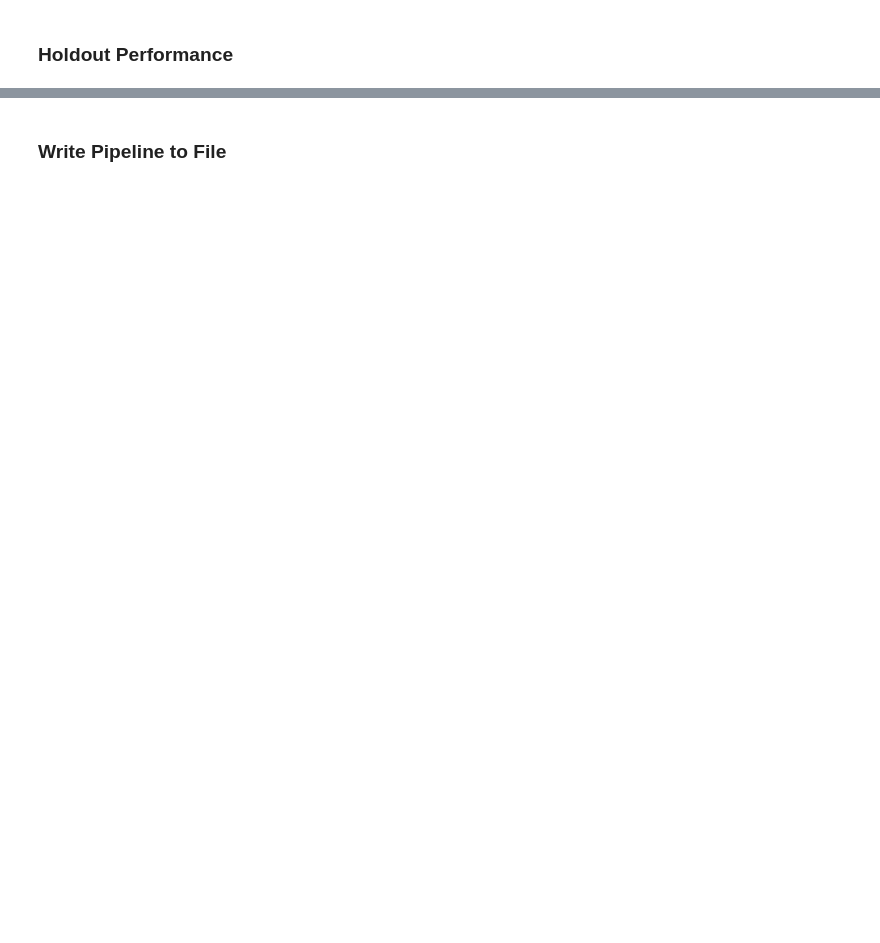
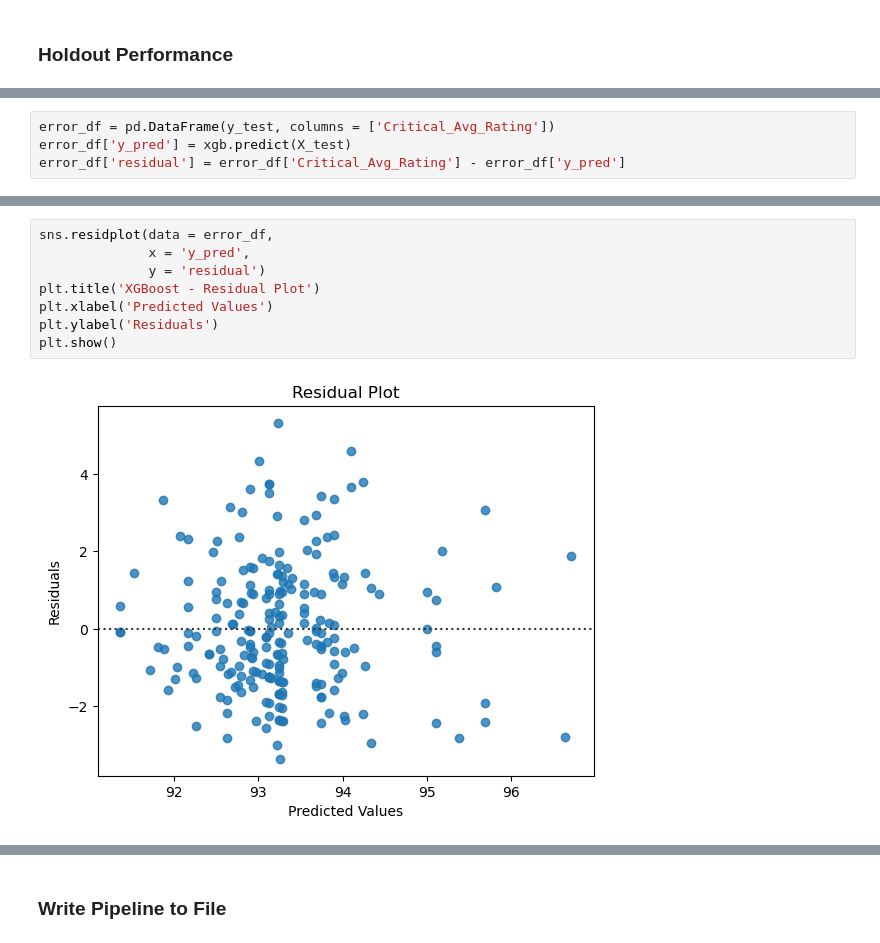
Before and after one commit to garybair/Predicting-Wine-Quality---A-Climatological-Approach, a Jupyter notebook: notebooks/6_modeling_xgboost.ipynb, the cells around one changed output, grey strips where cells are left out. Cells and saved outputs as stored; diff of their text form; blank space fills up the shorter version.

Commit message:
Modeling Updates
-Added additional performance metrics
-Added feature importance analysis
-Added residual plots

```diff
--- a/notebooks/6_modeling_xgboost.ipynb
+++ b/notebooks/6_modeling_xgboost.ipynb
@@ -148,0 +187,4 @@ classification_report(y_test, xgb.predict(X_test)))
+# %%
+error_df = pd.DataFrame(y_test, columns = ['Critical_Avg_Rating'])
+error_df['y_pred'] = xgb.predict(X_test)
+error_df['residual'] = error_df['Critical_Avg_Rating'] - error_df['y_pred']
@@ -148,0 +200,10 @@ classification_report(y_test, xgb.predict(X_test)))
+# %%
+sns.residplot(data = error_df,
+              x = 'y_pred',
+              y = 'residual')
+plt.title('XGBoost - Residual Plot')
+plt.xlabel('Predicted Values')
+plt.ylabel('Residuals')
+plt.show()
+# %% [output]
+[figure, added]
```
Also changed, not shown: parts of 17 cells of this notebook, 5 other files.
